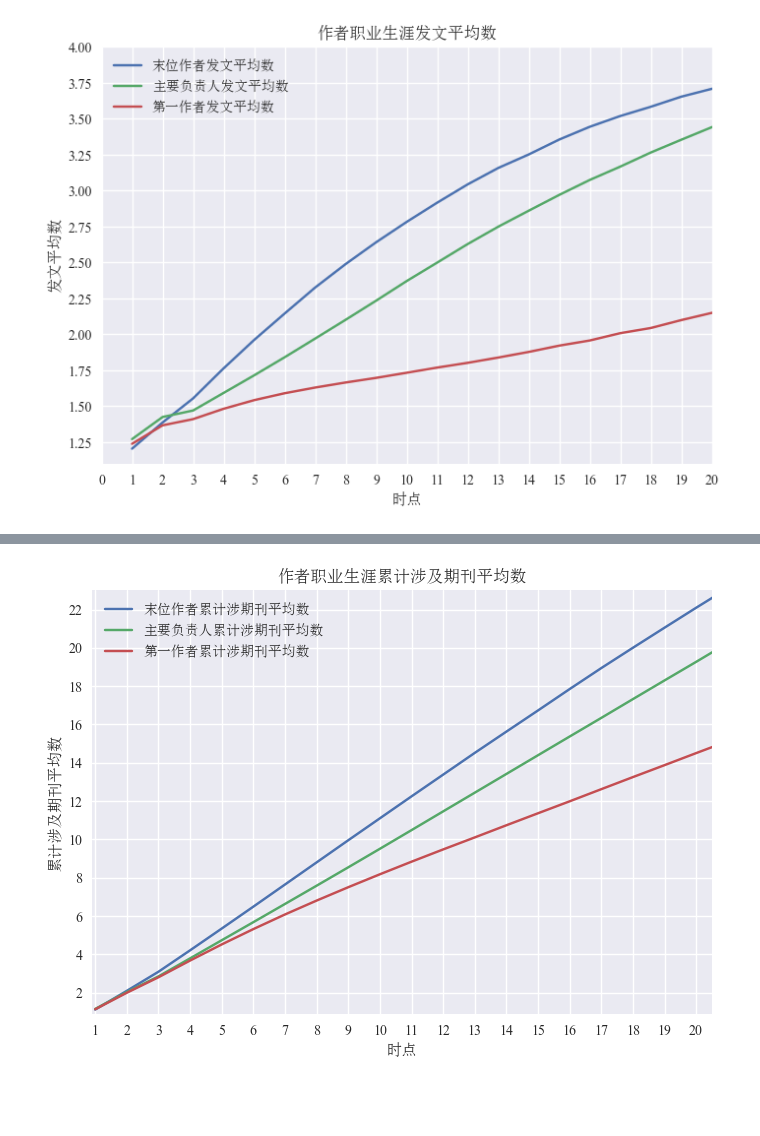
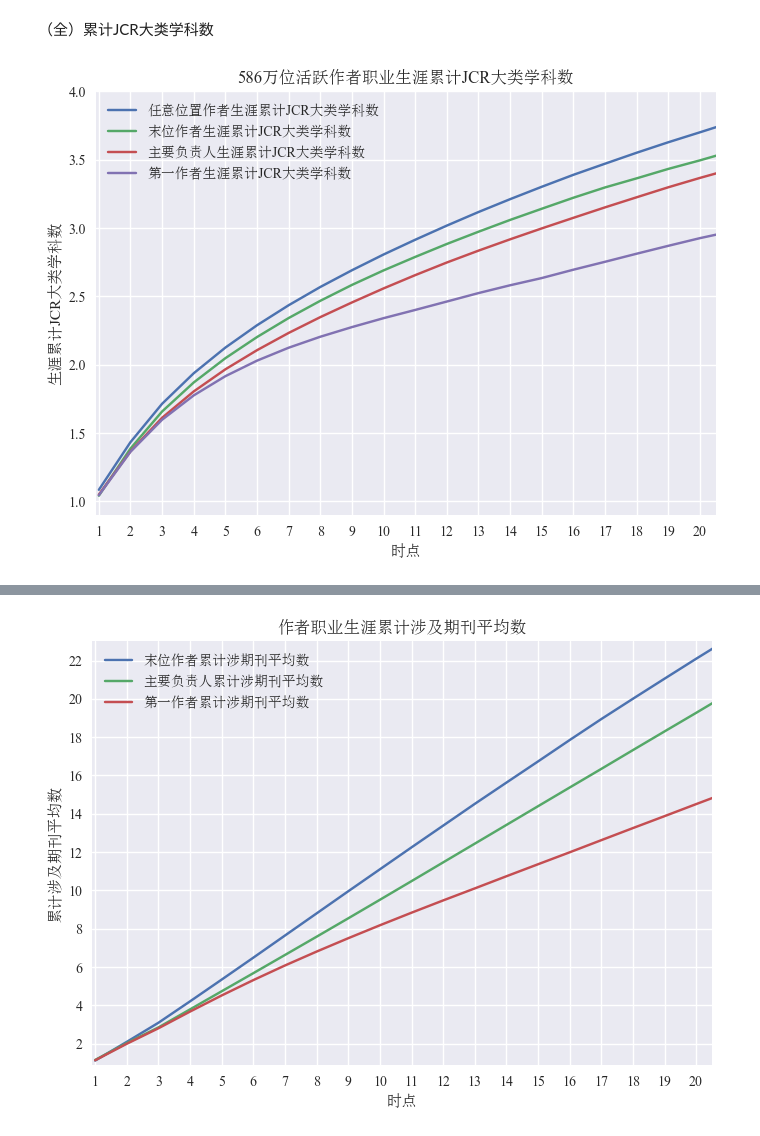
Before and after one commit to jiaweixu98/CrossBoundaryPerspective_InterdisciplinaryResearch, a Jupyter notebook: turningpoint/easyDraw.ipynb, the cells around one changed output, grey strips where cells are left out. Cells and saved outputs as stored; diff of their text form; code cells hidden in the pictures; blank space fills up the shorter version.

```diff
--- a/turningpoint/easyDraw.ipynb
+++ b/turningpoint/easyDraw.ipynb
@@ -21,2 +20,0 @@ plt.rcParams['axes.unicode_minus'] = False # 使坐标轴刻度标签正常显
-# %%
-mag2journal = pk.load(open('../../DataCrossBoundaryPerspective_InterdisciplinaryResearch/mag2journal.pk', 'rb'))
@@ -38,29 +176,35 @@ for k, v in sorted(FieldListCounter.items(),key=lambda x:-x[1]):
+# %% [markdown]
+（全）累计JCR大类学科数
 # %%
-KeySeriesAVGdict=pk.load(open('../../DataCrossBoundaryPerspective_InterdisciplinaryResearch/KeySeriesAVGdict.pk', 'rb'))
-FirstSeriesAVGdict=pk.load(open('../../DataCrossBoundaryPerspective_InterdisciplinaryResearch/FirstSeriesAVGdict.pk', 'rb'))
-LastSeriesAVGdict=pk.load(open('../../DataCrossBoundaryPerspective_InterdisciplinaryResearch/LastSeriesAVGdict.pk', 'rb'))
+# CAS学科数
+KeyCASFieldSeriesAVGdict=pk.load(open('../../DataCrossBoundaryPerspective_InterdisciplinaryResearch/KeyJCASFieldSeriesAVGdict.pk', 'rb'))
+FirstCASFieldSeriesAVGdict=pk.load(open('../../DataCrossBoundaryPerspective_InterdisciplinaryResearch/FirstJCASFieldSeriesAVGdict.pk', 'rb'))
+LastCASFieldSeriesAVGdict=pk.load(open('../../DataCrossBoundaryPerspective_InterdisciplinaryResearch/LastJCASFieldSeriesAVGdict.pk', 'rb'))
+AllCASFieldSeriesAVGdict=pk.load(open('../../DataCrossBoundaryPerspective_InterdisciplinaryResearch/AllJCASFieldSeriesAVGdict.pk', 'rb'))
 # %%
-years1 , Key = zip(*sorted(KeySeriesAVGdict.items()))
-years2 , First = zip(*sorted(FirstSeriesAVGdict.items()))
-years3 , Last = zip(*sorted(LastSeriesAVGdict.items()))
+years1 , Key = zip(*sorted(KeyCASFieldSeriesAVGdict.items()))
+years2 , First = zip(*sorted(FirstCASFieldSeriesAVGdict.items()))
+years3 , Last = zip(*sorted(LastCASFieldSeriesAVGdict.items()))
+years4 , All = zip(*sorted(AllCASFieldSeriesAVGdict.items()))
 
 fig, ax = plt.subplots()
-ax.plot(years3,Last, label='末位作者发文平均数')
-ax.plot(years1,Key, label='主要负责人发文平均数')
-ax.plot(years2,First, label='第一作者发文平均数')
-ax.set(xlabel='时点', ylabel='发文平均数',
-       title='作者职业生涯发文平均数')
+ax.plot(years4,np.array(All), label='任意位置作者生涯累计JCR大类学科数')
+ax.plot(years3,np.array(Last), label='末位作者生涯累计JCR大类学科数')
+ax.plot(years1,np.array(Key), label='主要负责人生涯累计JCR大类学科数')
+ax.plot(years2,np.array(First), label='第一作者生涯累计JCR大类学科数')
+ax.set(xlabel='时点', ylabel='生涯累计JCR大类学科数',
+       title='586万位活跃作者职业生涯累计JCR大类学科数')
 plt.ticklabel_format(style='plain')
 
 # plt.text(-0.03,1.07,'(篇)',
 # horizontalalignment='center',verticalalignment='center',
 # transform=ax.transAxes)
-ax.set_xlim(0, 20)
-ax.set_ylim(1.1, 4)
-ax.set_xticks([i for i in range(0,21,1)])
-ax.set_yticks(np.array([i for i in range(125,410,25)])/100)
+ax.set_xlim(0.9, 20.5)
+ax.set_ylim(0.9, 4)
+ax.set_xticks([i for i in range(1,21,1)])
+# ax.set_yticks(np.array([i for i in range(2,24,2)]))
 ax.legend()
-fig.savefig("作者职业生涯发文平均数.png",dpi=300)
+fig.savefig("586万位活跃作者职业生涯累计JCR大类学科数.png",dpi=300)
 plt.show()
 # %% [output]
-[figure, old version]
+[figure, new version]
```
Also changed, not shown: parts of 27 cells of this notebook, 17 other files.
